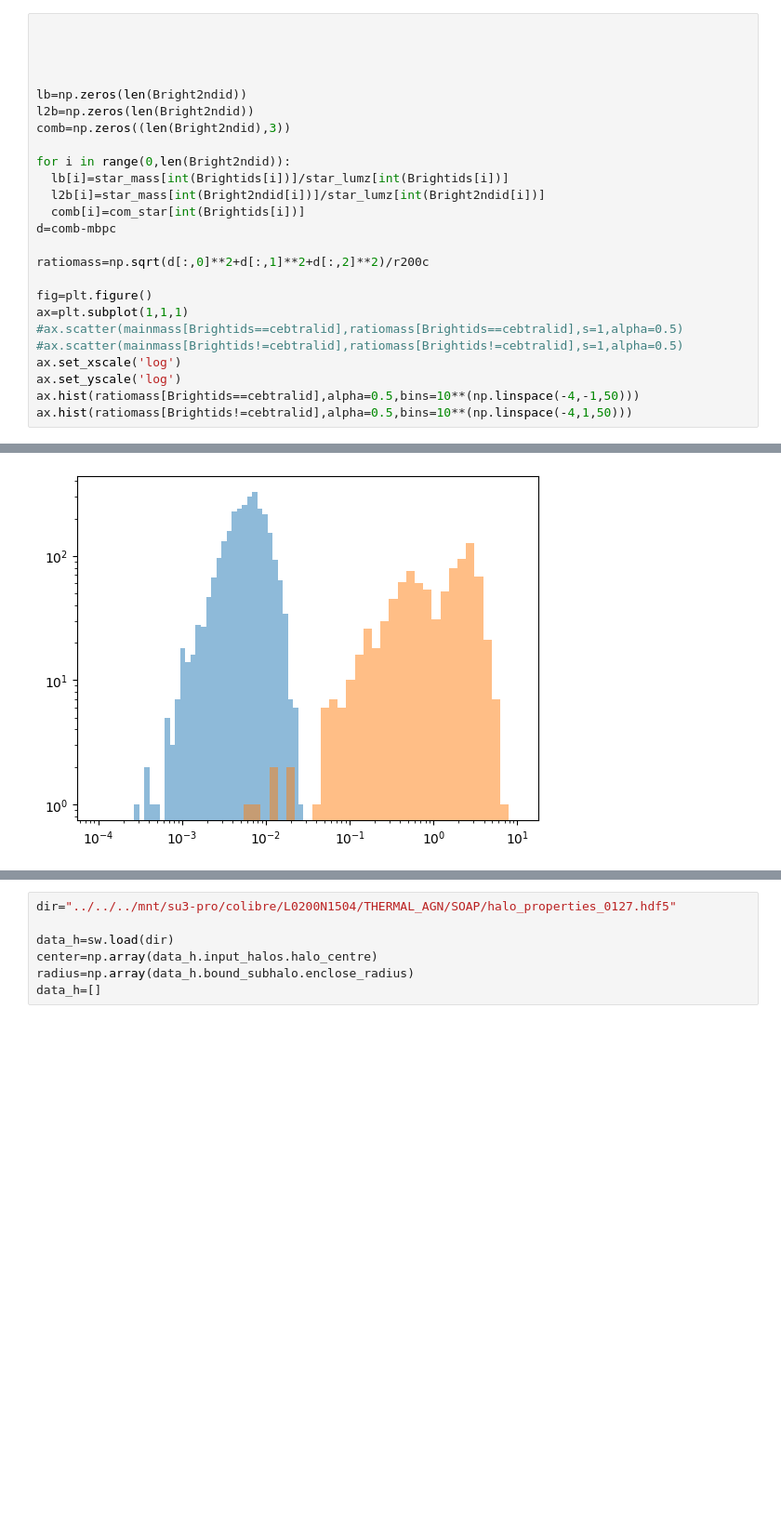
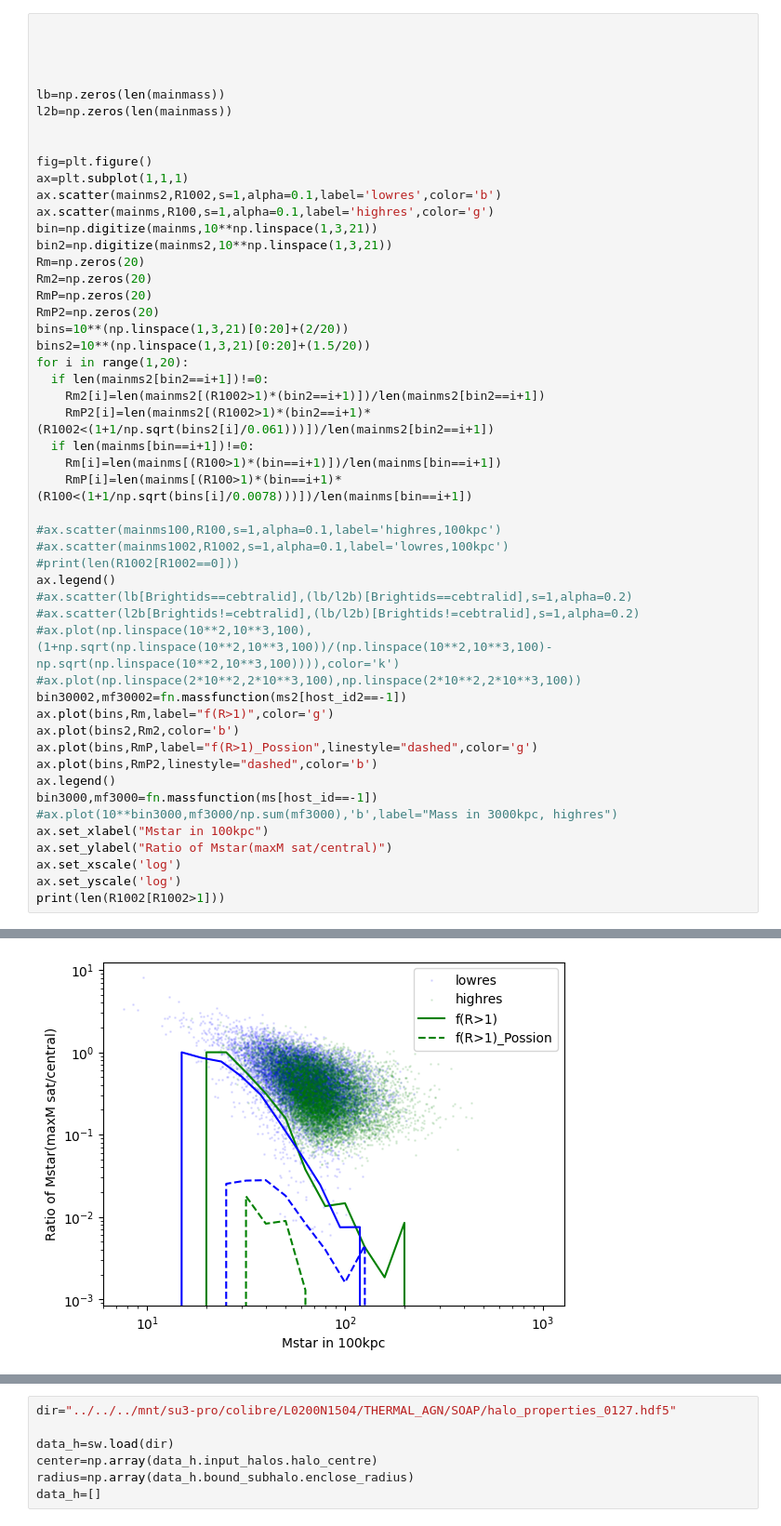
Before and after one commit to yjqqyjq/code, a Jupyter notebook: plot_halos.ipynb, the cells around one changed output, grey strips where cells are left out. Shown at 93% size. Cells and saved outputs as stored; diff of their text form; blank space fills up the shorter version.

```diff
--- a/plot_halos.ipynb
+++ b/plot_halos.ipynb
@@ -108,24 +169,49 @@ plt.colorbar(sc)
 
 
 
-lb=np.zeros(len(Bright2ndid))
-l2b=np.zeros(len(Bright2ndid))
-comb=np.zeros((len(Bright2ndid),3))
+lb=np.zeros(len(mainmass))
+l2b=np.zeros(len(mainmass))
 
-for i in range(0,len(Bright2ndid)):
-  lb[i]=star_mass[int(Brightids[i])]/star_lumz[int(Brightids[i])]
-  l2b[i]=star_mass[int(Bright2ndid[i])]/star_lumz[int(Bright2ndid[i])]
-  comb[i]=com_star[int(Brightids[i])]
-d=comb-mbpc
-
-ratiomass=np.sqrt(d[:,0]**2+d[:,1]**2+d[:,2]**2)/r200c
 
 fig=plt.figure()
 ax=plt.subplot(1,1,1)
-#ax.scatter(mainmass[Brightids==cebtralid],ratiomass[Brightids==cebtralid],s=1,alpha=0.5)
-#ax.scatter(mainmass[Brightids!=cebtralid],ratiomass[Brightids!=cebtralid],s=1,alpha=0.5)
+ax.scatter(mainms2,R1002,s=1,alpha=0.1,label='lowres',color='b')
+ax.scatter(mainms,R100,s=1,alpha=0.1,label='highres',color='g')
+bin=np.digitize(mainms,10**np.linspace(1,3,21))
+bin2=np.digitize(mainms2,10**np.linspace(1,3,21))
+Rm=np.zeros(20)
+Rm2=np.zeros(20)
+RmP=np.zeros(20)
+RmP2=np.zeros(20)
+bins=10**(np.linspace(1,3,21)[0:20]+(2/20))
+bins2=10**(np.linspace(1,3,21)[0:20]+(1.5/20))
+for i in range(1,20):
+  if len(mainms2[bin2==i+1])!=0:
+    Rm2[i]=len(mainms2[(R1002>1)*(bin2==i+1)])/len(mainms2[bin2==i+1])
+    RmP2[i]=len(mainms2[(R1002>1)*(bin2==i+1)*(R1002<(1+1/np.sqrt(bins2[i]/0.061)))])/len(mainms2[bin2==i+1])
+  if len(mainms[bin==i+1])!=0:
+    Rm[i]=len(mainms[(R100>1)*(bin==i+1)])/len(mainms[bin==i+1])
+    RmP[i]=len(mainms[(R100>1)*(bin==i+1)*(R100<(1+1/np.sqrt(bins[i]/0.0078)))])/len(mainms[bin==i+1])
+
+#ax.scatter(mainms100,R100,s=1,alpha=0.1,label='highres,100kpc')
+#ax.scatter(mainms1002,R1002,s=1,alpha=0.1,label='lowres,100kpc')
+#print(len(R1002[R1002==0]))
+ax.legend()
+#ax.scatter(lb[Brightids==cebtralid],(lb/l2b)[Brightids==cebtralid],s=1,alpha=0.2)
+#ax.scatter(l2b[Brightids!=cebtralid],(lb/l2b)[Brightids!=cebtralid],s=1,alpha=0.2)
+#ax.plot(np.linspace(10**2,10**3,100),(1+np.sqrt(np.linspace(10**2,10**3,100))/(np.linspace(10**2,10**3,100)-np.sqrt(np.linspace(10**2,10**3,100)))),color='k')
+#ax.plot(np.linspace(2*10**2,2*10**3,100),np.linspace(2*10**2,2*10**3,100))
+bin30002,mf30002=fn.massfunction(ms2[host_id2==-1])
+ax.plot(bins,Rm,label="f(R>1)",color='g')
+ax.plot(bins2,Rm2,color='b')
+ax.plot(bins,RmP,label="f(R>1)_Possion",linestyle="dashed",color='g')
+ax.plot(bins,RmP2,linestyle="dashed",color='b')
+ax.legend()
+bin3000,mf3000=fn.massfunction(ms[host_id==-1])
+#ax.plot(10**bin3000,mf3000/np.sum(mf3000),'b',label="Mass in 3000kpc, highres")
+ax.set_xlabel("Mstar in 100kpc")
+ax.set_ylabel("Ratio of Mstar(maxM sat/central)")
 ax.set_xscale('log')
 ax.set_yscale('log')
-ax.hist(ratiomass[Brightids==cebtralid],alpha=0.5,bins=10**(np.linspace(-4,-1,50)))
-ax.hist(ratiomass[Brightids!=cebtralid],alpha=0.5,bins=10**(np.linspace(-4,1,50)))
+print(len(R1002[R1002>1]))
 # %% [output]
@@ -151 +219 @@ ax.hist(ratiomass[Brightids!=cebtralid],alpha=0.5,bins=10**(np.linspace(-4,1,50)
-[figure, old version]
+[figure, new version]
```
Also changed, not shown: parts of 6 cells of this notebook, 9 other files.
